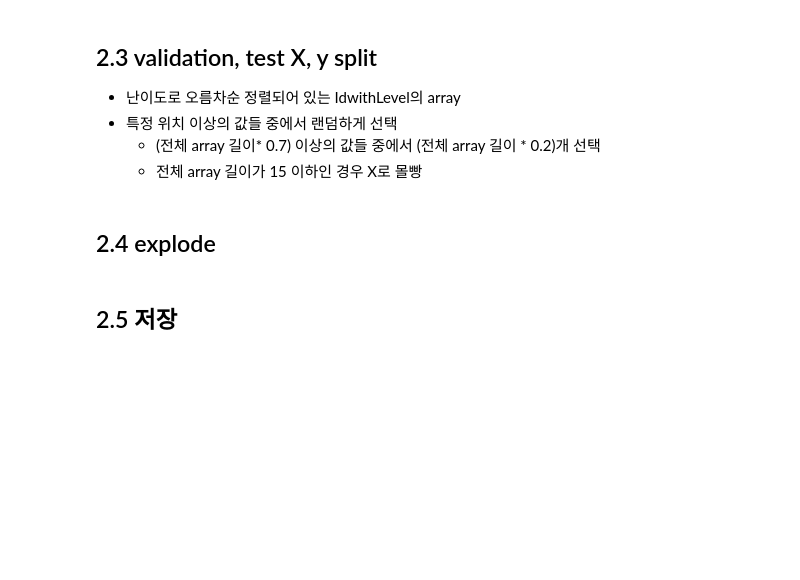
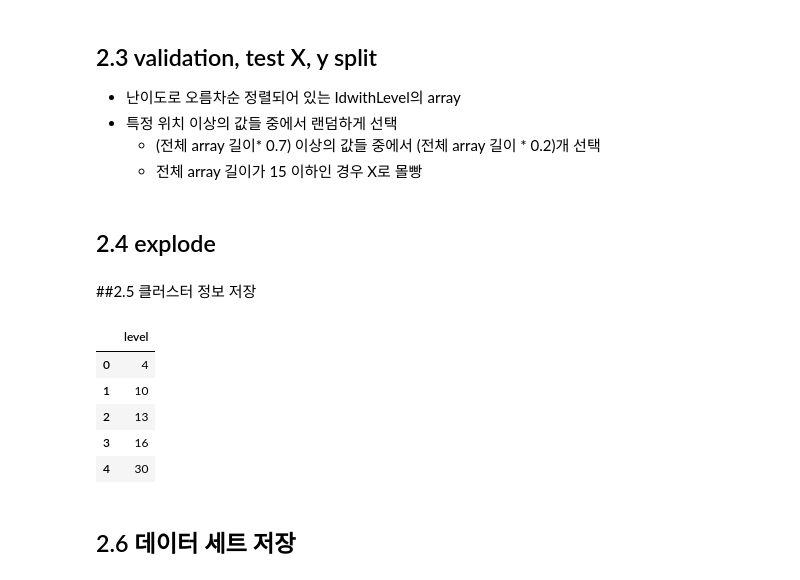
Before and after one commit to Capstone-Algo-Recommendation/ML-recommendation, a Jupyter notebook: data/preprocessing.ipynb, the cells around one changed output. Cells and saved outputs as stored; diff of their text form; code cells hidden in the pictures; blank space fills up the shorter version.

```diff
--- a/data/preprocessing.ipynb
+++ b/data/preprocessing.ipynb
@@ -421,4 +453,16 @@ d5_validation_y = explode(d5_validation_y)
 d5_test_X = explode(d5_test_X)
 d5_test_y = explode(d5_test_y)
 # %% [markdown]
-## 2.5 저장
+##2.5 클러스터 정보 저장
+# %%
+# cluster 정보 저장
+cluster = [4,10,13,16,30] # cluster 1은 4 이하, cluster 2는 5이상 10이하 ...
+cluster = pd.DataFrame({'level':cluster})
+cluster
+# %% [output]
+|  | level |
+| 0 | 4 |
+| 1 | 10 |
+| 2 | 13 |
+| 3 | 16 |
+| 4 | 30 |
@@ -425,2 +472,4 @@ d5_test_y = explode(d5_test_y)
+# %% [markdown]
+## 2.6 데이터 세트 저장
 # %%
 def save_dataset(dataframe, DIR, name):
```
Also changed, not shown: parts of 10 cells of this notebook, 2 other files.
